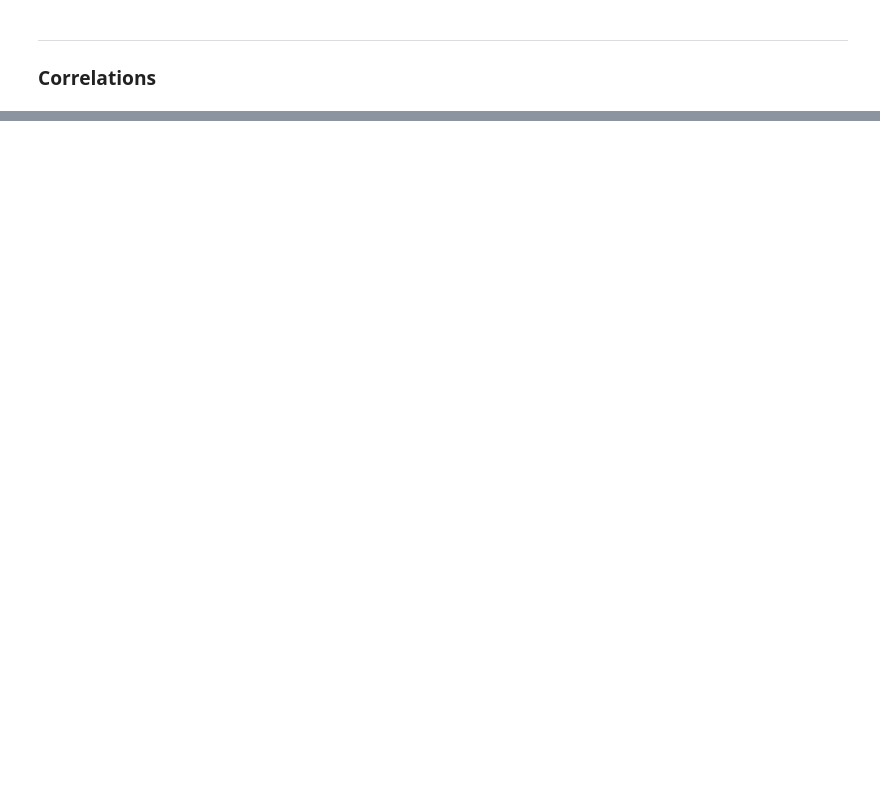
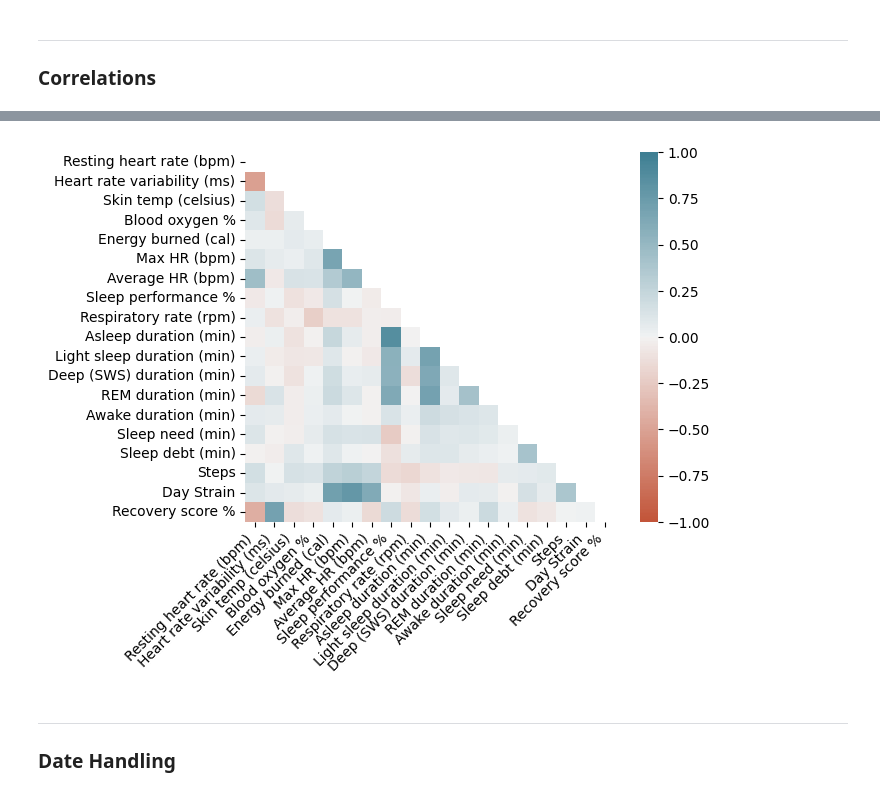
Before and after one commit to psyrgkan/Whoop_investigation, a Jupyter notebook: clean_data.ipynb, the cells around one changed output, grey strips where cells are left out. Drawn from its saved outputs; the diff is of its cells as text; code cells hidden in the pictures; blank space fills up the shorter version.

```diff
--- a/clean_data.ipynb
+++ b/clean_data.ipynb
@@ -362,0 +531,7 @@ drop_cor(physio)
+# %%
+plot_cor(df)
+# %% [output]
+[figure, added]
+# %% [markdown]
+***
+### Date Handling
```
Also changed, not shown: parts of 83 cells of this notebook.
